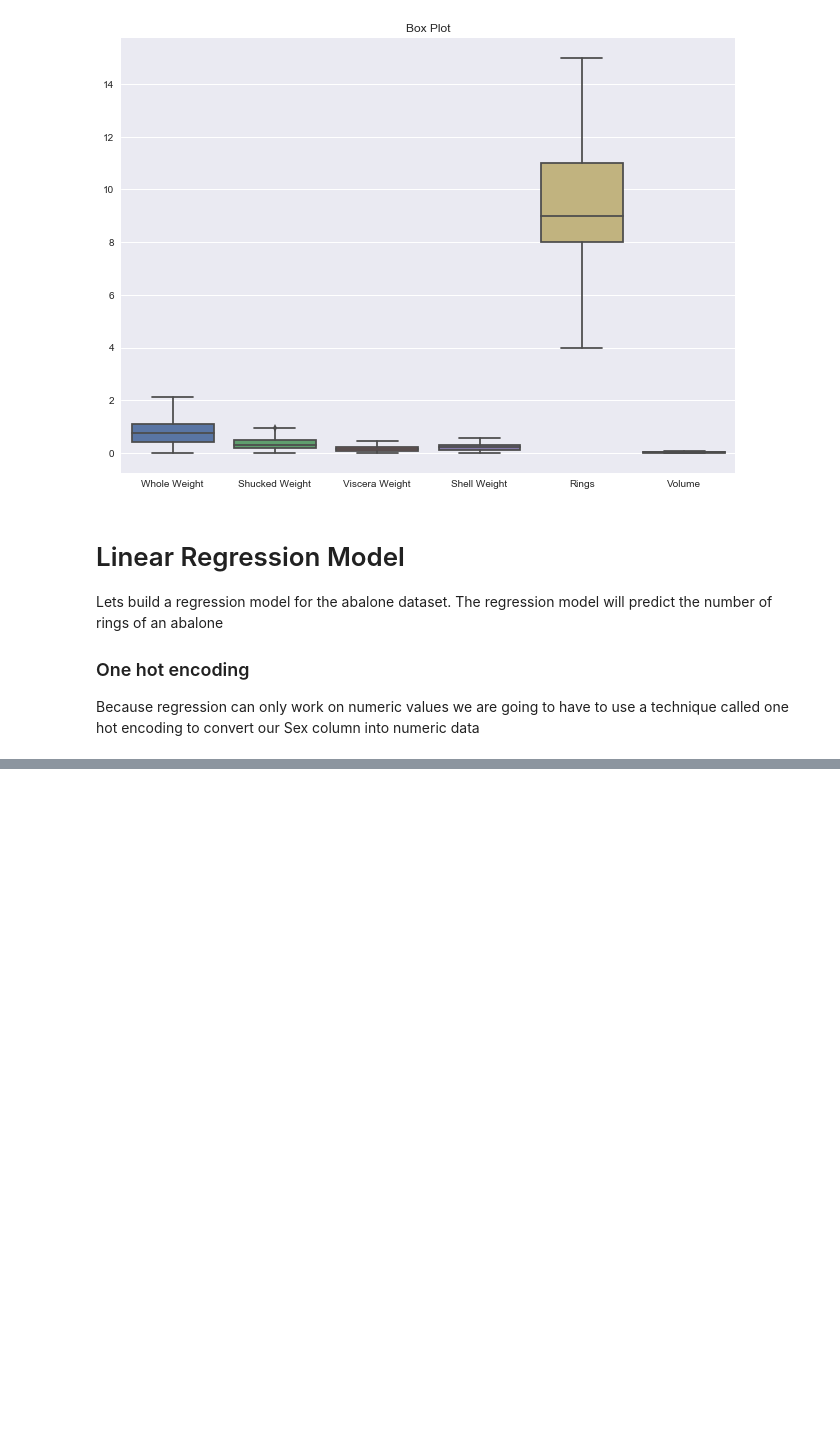
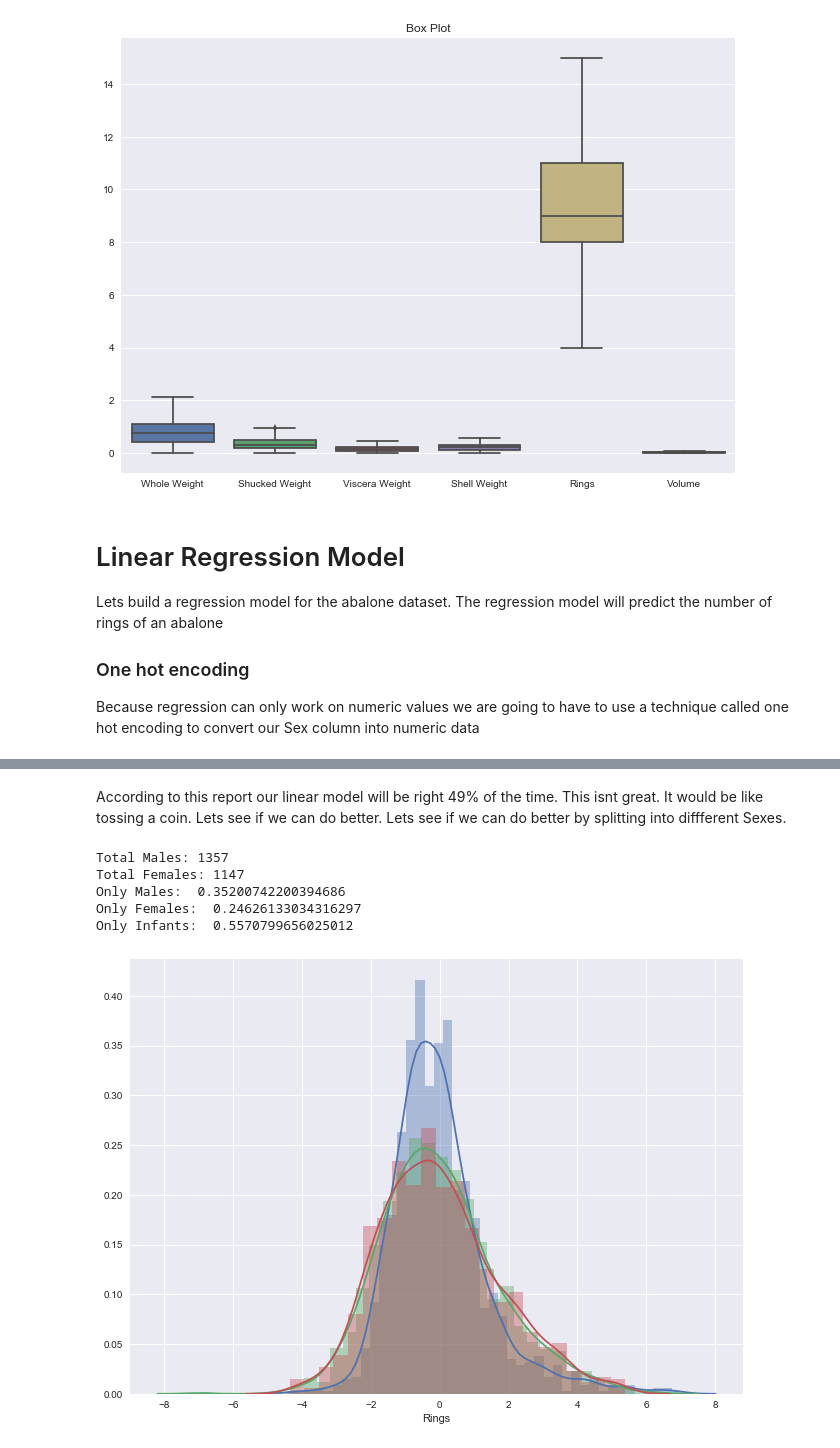
Before and after one commit to el-davo/msc-data-analytics-notebook, a Jupyter notebook: abalones.ipynb, the cells around one changed output, grey strips where cells are left out. Drawn from its saved outputs; the diff is of its cells as text; code cells hidden in the pictures; blank space fills up the shorter version.

```diff
--- a/abalones.ipynb
+++ b/abalones.ipynb
@@ -350,0 +391,51 @@ array(['M', 'F', 'I'], dtype=object)
+# %% [markdown]
+According to this report our linear model will be right 49% of the time. This isnt great. It would be like tossing a coin. Lets see if we can do better. Lets see if we can do better by splitting into diffferent Sexes.
+# %%
+males = df[df['M'] == 1];
+females = df[df['F'] == 1];
+infants = df[df['I'] == 1];
+
+print('Total Males:', males.shape[0]);
+print('Total Females:', females.shape[0]);
+
+males_X = males.drop(['Rings'], axis='columns')  # X = features
+males_y = males['Rings']                       # y = prediction target
+
+females_X = females.drop(['Rings'], axis='columns')  # X = features
+females_y = females['Rings']                       # y = prediction target
+
+infants_X = infants.drop(['Rings'], axis='columns')  # X = features
+infants_y = infants['Rings']                       # y = prediction target
+
+male_lmreg = LinearRegression( fit_intercept = False )
+female_lmreg = LinearRegression( fit_intercept = False )
+infants_lmreg = LinearRegression( fit_intercept = False )
+
+male_lmreg.fit(males_X, males_y)
+male_yhat = male_lmreg.predict(males_X)
+male_lmresid = males_y - male_yhat
+
+female_lmreg.fit(females_X, females_y)
+female_yhat = female_lmreg.predict(females_X)
+female_lmresid = females_y - female_yhat
+
+infants_lmreg.fit(infants_X, infants_y)
+infants_yhat = infants_lmreg.predict(infants_X)
+infants_lmresid = infants_y - infants_yhat
+
+print('Only Males: ', male_lmreg.score(males_X, males_y))
+print('Only Females: ', female_lmreg.score(females_X, females_y))
+print('Only Infants: ', infants_lmreg.score(infants_X, infants_y))
+
+sns.distplot(infants_lmresid)
+sns.distplot(male_lmresid)
+sns.distplot(female_lmresid)
+
+plt.show()
+# %% [output]
+Total Males: 1357
+Total Females: 1147
+Only Males:  0.35200742200394686
+Only Females:  0.24626133034316297
+Only Infants:  0.5570799656025012
+[figure, added]
```
Also changed, not shown: parts of 5 cells of this notebook, 1 other file.
